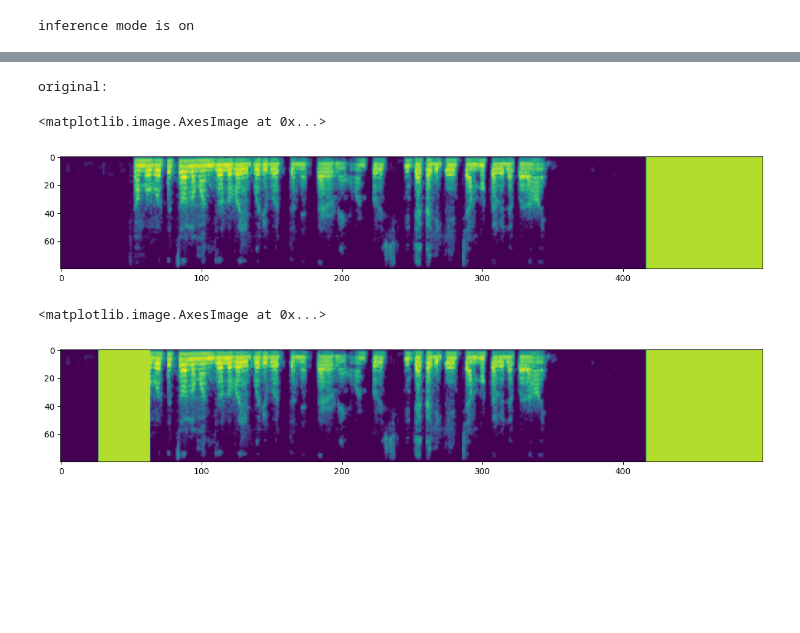
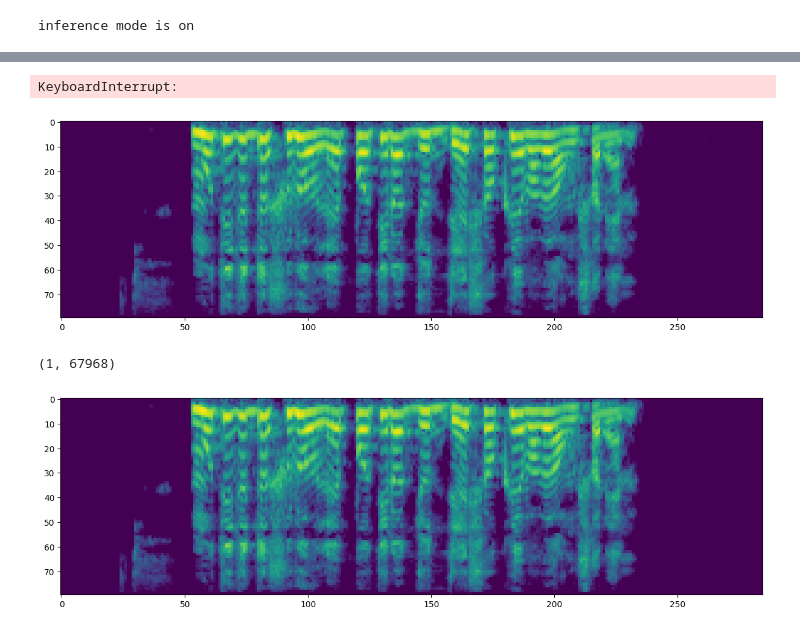
Before and after one commit to SamratThapa120/bengali-speech-recognition, a Jupyter notebook: notebooks/EDA_augmenta.ipynb, the cells around one changed output, grey strips where cells are left out. Saved outputs shown, nothing was run; the diff lists cells and outputs as text; code cells hidden in the pictures; blank space fills up the shorter version.

```diff
--- a/notebooks/EDA_augmenta.ipynb
+++ b/notebooks/EDA_augmenta.ipynb
@@ -33,0 +58,7 @@ from audiomentations import AddGaussianNoise, TimeStretch, PitchShift, Shift
+# %%
+mel_transorm_train = ComposeAll([
+    LogMelSpectrogramTransform(CFG.N_MELS,CFG.N_FFT,CFG.HOP_LENGTH,CFG.SAMPLE_RATE),
+    FrequencyMasking(prob=0.5),
+    TimeMasking(prob=0.5),
+    # PadTruncateSpectrogram(tensor_length=CFG.N_FRAMES)
+])
@@ -53,8 +74,13 @@ Time stretch
+# %%
+for _ in tqdm(range(1000)):
+    spg = mel_transorm_train(audio,)
+# %% [output]
+KeyboardInterrupt:
 # %%
-print("original:")
-plt.figure(figsize=(15,15))
-plt.imshow(spectrogram[:,:500])
+sr=16000
+spg = mel_transorm_train(audio)
+plt.figure(figsize=(15,5))
+plt.imshow(spg)
+plt.show()
 # %% [output]
-original:
-<matplotlib.image.AxesImage at 0x...>
-[figure, old version]
+[figure, new version]
@@ -66,7 +87,12 @@ tm = TimeMasking(prob=1)
-# %%
-plt.figure(figsize=(15,15))
-spectrogram = CFG.mel_transorm_valid(audio)
-plt.imshow(tm(spectrogram[:,:500]))
-# %% [output]
-<matplotlib.image.AxesImage at 0x...>
-[figure, removed]
+# %%
+audio[np.random.randint(0,len(audio),len(audio)*2).sort()].shape
+# %% [output]
+(1, 67968)
+# %%
+sr=16000
+spg = mel_transorm_train(audio[np.random.randint(0,len(audio),len(audio)*2).sort()].reshape(-1))
+plt.figure(figsize=(15,5))
+plt.imshow(spg)
+plt.show()
+# %% [output]
+[figure, added]
```
Also changed, not shown: parts of 13 cells of this notebook, 16 other files.
